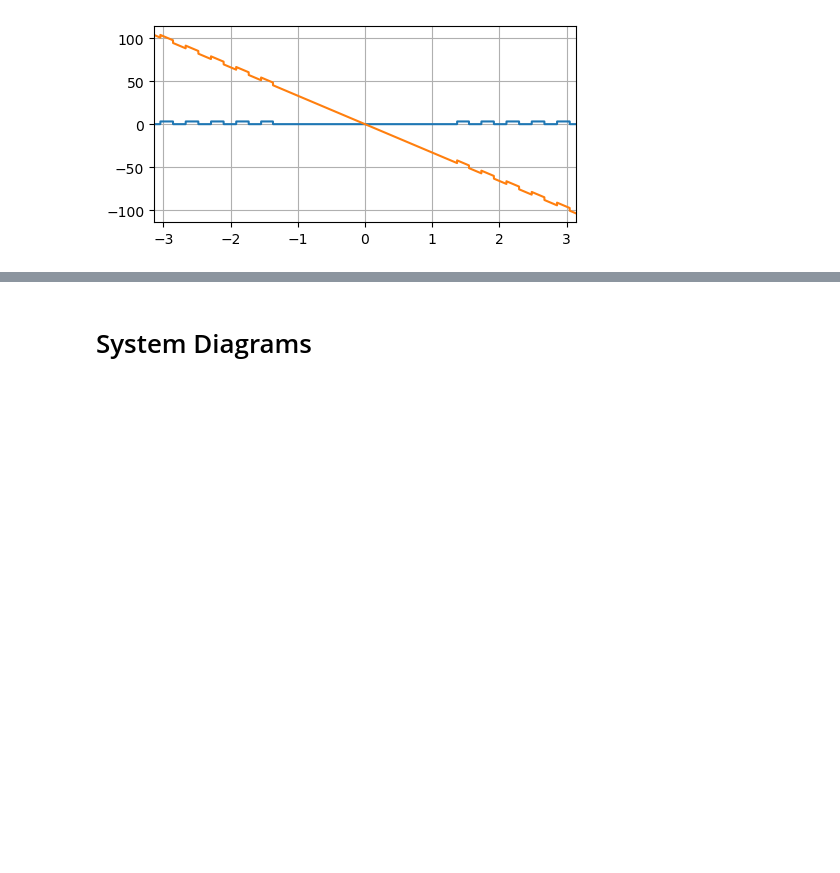
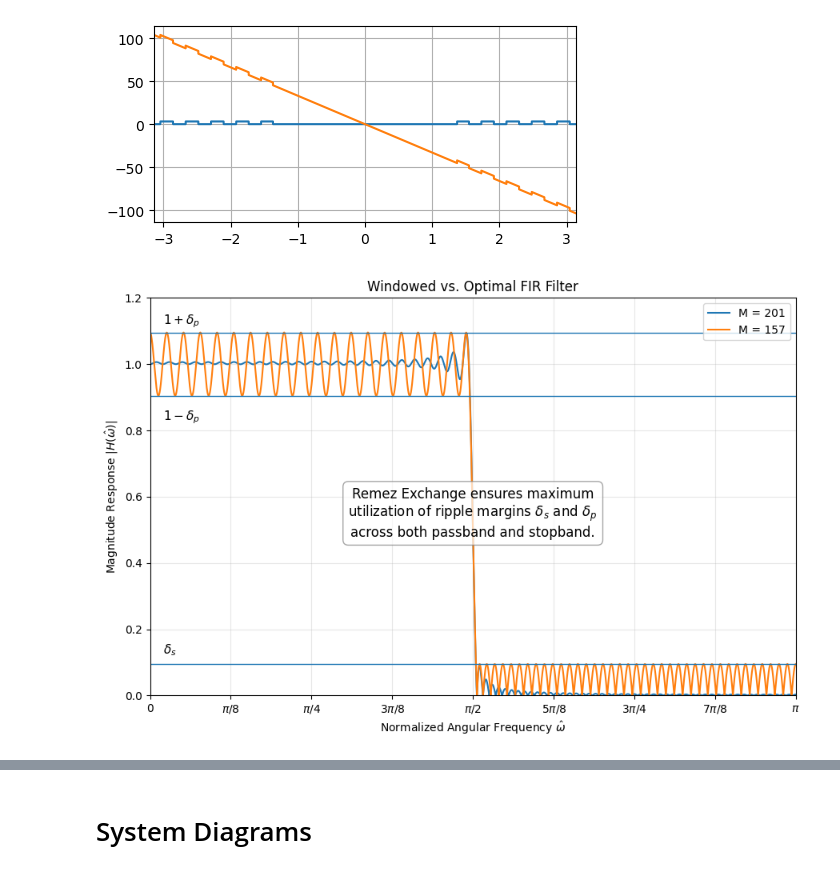
Before and after one commit to kaierih/AIS2201-Lecture_Notes, a Jupyter notebook: digital_filters/figures/generate_png_files.ipynb, the cells around one changed output, grey strips where cells are left out. Saved outputs shown, nothing was run; the diff lists cells and outputs as text; code cells hidden in the pictures; blank space fills up the shorter version.

```diff
--- a/digital_filters/figures/generate_png_files.ipynb
+++ b/digital_filters/figures/generate_png_files.ipynb
@@ -151,4 +151,99 @@ plt.plot(w, H2_phase)
 [<matplotlib.lines.Line2D at 0x...>]
 [figure]
 # %%
-dirac_stem.baseline.set_xdata([-3, 6])
+import numpy as np
+import matplotlib.pyplot as plt
+from scipy import signal
+
+# ------- Specs (tweak to match your slide) -------
+N_rect  = 201                # taps for rectangular-window design
+N_remez = 157                # taps for Remez design (shorter for same-ish specs)
+
+wc_norm = 0.50               # passband edge (normalized to Nyquist = 1.0)
+TW = 0.0095               # stopband start (> wc_norm)
+dp = 1/10.5                    # passband ripple (delta_p) in linear units
+ds = 1/10.5                   # stopband ripple (delta_s) in linear units
+
+# ------- Designs -------
+# Rectangular-window (window method) low-pass
+b_rect = signal.firwin(numtaps=N_rect, cutoff=wc_norm, window='boxcar', pass_zero='lowpass', fs=2)
+
+# Parks–McClellan (Remez exchange)
+# Weights are proportional to 1/ripple to balance passband/stopband errors.
+bands   = [0, wc_norm-TW/2, wc_norm+TW/2, 1.0]
+desired = [1, 0]
+weights = [1/dp, 1/ds]
+b_remez = signal.remez(numtaps=N_remez, bands=bands, desired=desired, weight=weights, fs=2)
+
+# ------- Frequency responses -------
+w, H_rect  = signal.freqz(b_rect, worN=4096)
+_, H_remez = signal.freqz(b_remez, worN=4096)
+
+# ------- Plot -------
+plt.figure(figsize=(9, 6))
+plt.plot(w, np.abs(H_rect),  label=f'M = {N_rect}')
+plt.plot(w, np.abs(H_remez), label=f'M = {N_remez}')
+
+# Axes limits and labels
+plt.xlim(0, np.pi)
+plt.ylim(0, 1.2)
+plt.xlabel(r'Normalized Angular Frequency $\hat{\omega}$')
+plt.ylabel(r'Magnitude Response $|H(\hat{\omega})|$')
+plt.title(r'Windowed vs. Optimal FIR Filter')
+
+# Transition band shading and cutoff marker
+#wc = wc_norm * np.pi
+#ws = ws_norm * np.pi
+#plt.axvline(wc, color='k', linewidth=2)
+#plt.axvspan(wc, ws, alpha=0.15, color='k')
+#plt.text(wc + 0.01, 0.08, r'$\Omega_c$', fontsize=11, va='bottom')
+
+# Passband ripple lines 1±dp
+plt.axhline(1 + dp, color='C0', linewidth=1)
+plt.axhline(1 - dp, color='C0', linewidth=1)
+plt.text(0.02*np.pi, 1 + dp + 0.01, r'$1+\delta_p$', fontsize=11, va='bottom')
+plt.text(0.02*np.pi, 1 - dp - 0.04, r'$1-\delta_p$', fontsize=11, va='top')
+
+# Stopband bound ds
+plt.axhline(ds, color='C0', linewidth=1)
+plt.text(0.02*np.pi, ds + 0.02, r'$\delta_s$', fontsize=11, va='bottom')
+
+# ------- Add textbox overlapping transition band -------
+text_x = (wc_norm*np.pi)
+text_y = 0.55
+plt.text(
+    text_x, text_y,
+    """Remez Exchange ensures maximum
+utilization of ripple margins $\\delta_s$ and $\\delta_p$
+across both passband and stopband.""",
+    ha='center', va='center',
+    fontsize=12,
+    color='black',
+    bbox=dict(facecolor='white', alpha=0.7, edgecolor='gray', boxstyle='round,pad=0.4')
+)
+
+# Cosmetics
+xticks = np.linspace(0, np.pi, 9)  # 0, π/8, π/4, ..., π
+
+# Corresponding LaTeX labels
+xtick_labels = [
+    r'$0$',
+    r'$\pi/8$',
+    r'$\pi/4$',
+    r'$3\pi/8$',
+    r'$\pi/2$',
+    r'$5\pi/8$',
+    r'$3\pi/4$',
+    r'$7\pi/8$',
+    r'$\pi$'
+]
+
+plt.xticks(xticks, xtick_labels)
+
+plt.legend(loc='upper right', frameon=True)
+plt.grid(True, alpha=0.3)
+plt.tight_layout()
+plt.savefig("remez_exchange.svg")
+plt.show()
+# %% [output]
+[figure, added]
```
Also changed, not shown: parts of 1 cell of this notebook, 3 other files.
